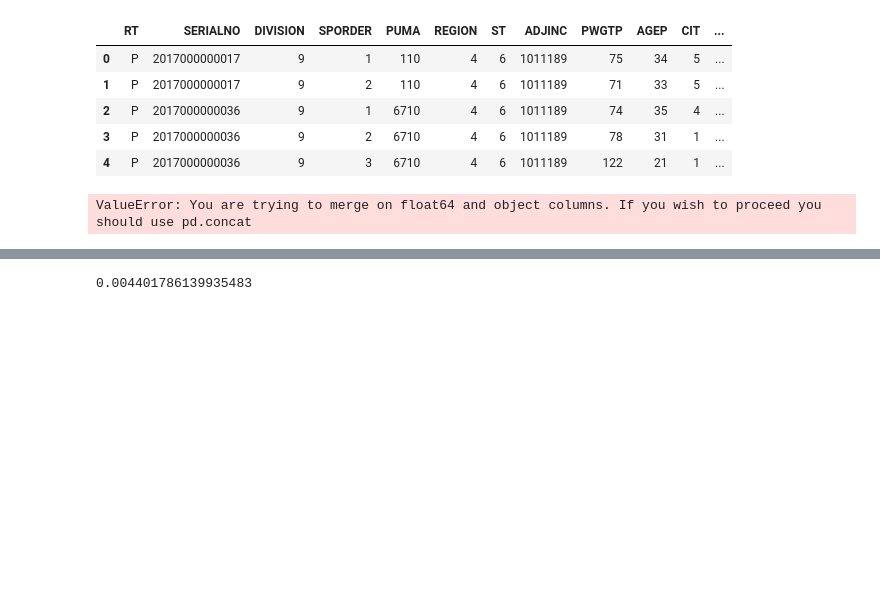
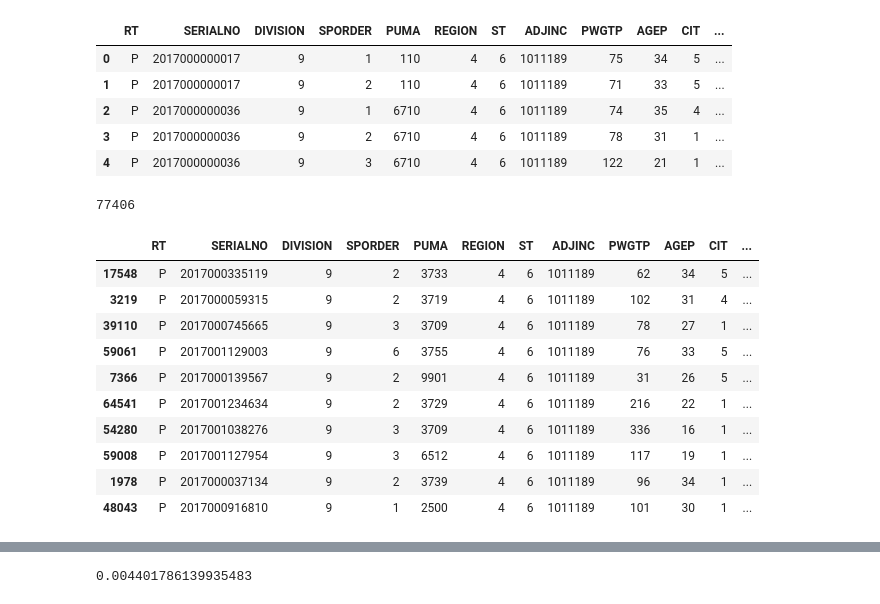
Before and after one commit to DMSaunders/Recommending-Paths-to-Occupations, a Jupyter notebook: notebooks/capstone_all_feature_eda.ipynb, the cells around one changed output, grey strips where cells are left out. Saved outputs shown, nothing was run; the diff lists cells and outputs as text; code cells hidden in the pictures; blank space fills up the shorter version.

```diff
--- a/notebooks/capstone_all_feature_eda.ipynb
+++ b/notebooks/capstone_all_feature_eda.ipynb
@@ -700,8 +700,28 @@ FOD1P_df.head()
 | 2 | P | 2017000000036 | 9 | 1 | 6710 | 4 | 6 | 1011189 | 74 | 35 | 4 | ... |
 | 3 | P | 2017000000036 | 9 | 2 | 6710 | 4 | 6 | 1011189 | 78 | 31 | 1 | ... |
 | 4 | P | 2017000000036 | 9 | 3 | 6710 | 4 | 6 | 1011189 | 122 | 21 | 1 | ... |
+# %%
+FOD1P_df.FOD2P = FOD1P_df.FOD2P.fillna(9999)
+# %%
+FOD1P_df.FOD2P = FOD1P_df.FOD2P.astype(int).astype(str)
+# %%
+FOD1P_df.FOD2P.count()
+# %% [output]
+77406
 # %%
 #merge
 FOD2P_df = FOD1P_df.merge(fieldofdegree_df, how='left', left_on='FOD2P', right_on='2017 PUMS code')
-# %% [output]
-ValueError: You are trying to merge on float64 and object columns. If you wish to proceed you should use pd.concat
+# %%
+FOD2P_df.sample(10)
+# %% [output]
+|  | RT | SERIALNO | DIVISION | SPORDER | PUMA | REGION | ST | ADJINC | PWGTP | AGEP | CIT | ... |
+| 17548 | P | 2017000335119 | 9 | 2 | 3733 | 4 | 6 | 1011189 | 62 | 34 | 5 | ... |
+| 3219 | P | 2017000059315 | 9 | 2 | 3719 | 4 | 6 | 1011189 | 102 | 31 | 4 | ... |
+| 39110 | P | 2017000745665 | 9 | 3 | 3709 | 4 | 6 | 1011189 | 78 | 27 | 1 | ... |
+| 59061 | P | 2017001129003 | 9 | 6 | 3755 | 4 | 6 | 1011189 | 76 | 33 | 5 | ... |
+| 7366 | P | 2017000139567 | 9 | 2 | 9901 | 4 | 6 | 1011189 | 31 | 26 | 5 | ... |
+| 64541 | P | 2017001234634 | 9 | 2 | 3729 | 4 | 6 | 1011189 | 216 | 22 | 1 | ... |
+| 54280 | P | 2017001038276 | 9 | 3 | 3709 | 4 | 6 | 1011189 | 336 | 16 | 1 | ... |
+| 59008 | P | 2017001127954 | 9 | 3 | 6512 | 4 | 6 | 1011189 | 117 | 19 | 1 | ... |
+| 1978 | P | 2017000037134 | 9 | 2 | 3739 | 4 | 6 | 1011189 | 96 | 34 | 1 | ... |
+| 48043 | P | 2017000916810 | 9 | 1 | 2500 | 4 | 6 | 1011189 | 101 | 30 | 1 | ... |
```
Also changed, not shown: parts of 7 cells of this notebook, 2 other files.
